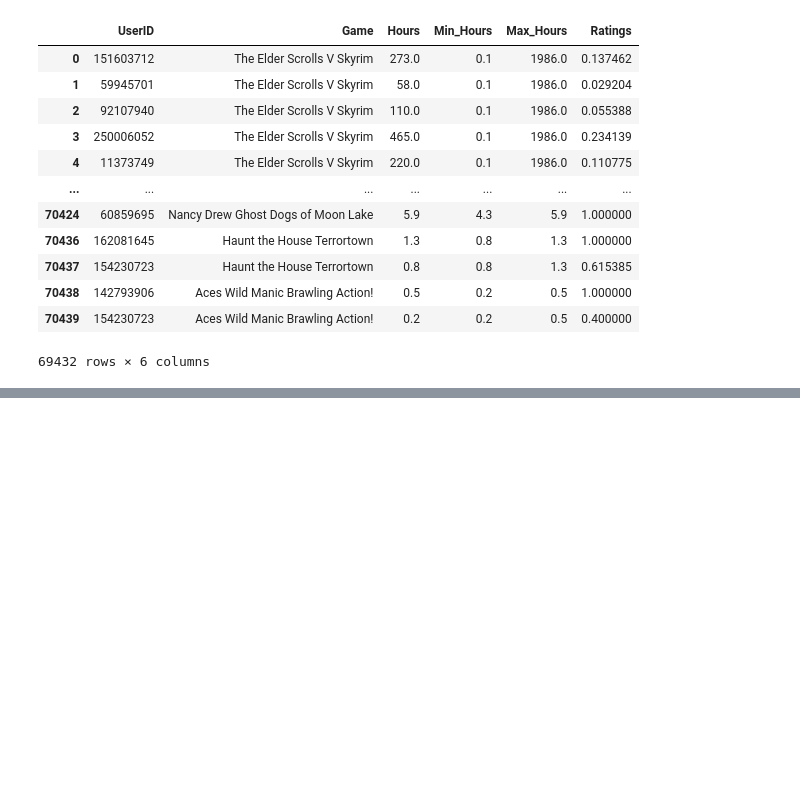
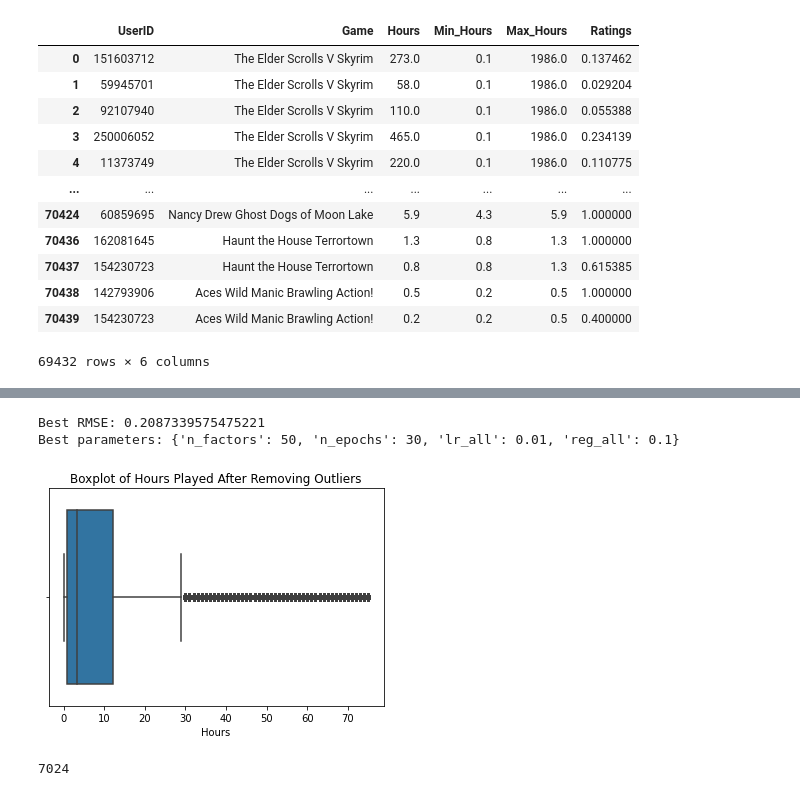
Before and after one commit to pyamin1878/Steam-Games-Rec-System, a Jupyter notebook: pat_notebook.ipynb, the cells around one changed output, grey strips where cells are left out. Drawn from its saved outputs; the diff is of its cells as text; code cells hidden in the pictures; blank space fills up the shorter version.

Commit message:
Using new data with new ratings to optimize

```diff
--- a/pat_notebook.ipynb
+++ b/pat_notebook.ipynb
@@ -343,0 +336,35 @@ top_user_recommendations = sorted_predictions[:5]  # Top 5 users
+# %%
+from surprise import Dataset, Reader
+from surprise.model_selection import GridSearchCV
+from surprise import SVDpp
+
+# Load your dataset
+dataset = pd.read_csv('./data/filtered_steam_games.csv')
+
+# Prepare the data for Surprise
+reader = Reader(rating_scale=(dataset['Ratings'].min(), dataset['Ratings'].max()))
+data = Dataset.load_from_df(dataset[['UserID', 'Game', 'Ratings']], reader)
+
+# Define a range of hyperparameters for GridSearchCV with SVD++
+param_grid = {
+    'n_factors': [50, 100, 150],  # Number of factors
+    'n_epochs': [20, 30],  # Number of epochs
+    'lr_all': [0.005, 0.01],  # Learning rate
+    'reg_all': [0.02, 0.1]  # Regularization term
+}
+
+# Setup GridSearchCV with SVD++
+gs_svdpp = GridSearchCV(SVDpp, param_grid, measures=['rmse', 'mae'], cv=3, n_jobs=-1)
+
+# Fit the model
+gs_svdpp.fit(data)
+
+# Best score and parameters
+best_rmse = gs_svdpp.best_score['rmse']
+best_params = gs_svdpp.best_params['rmse']
+
+print(f"Best RMSE: {best_rmse}")
+print(f"Best parameters: {best_params}")
+# %% [output]
+Best RMSE: 0.2087339575475221
+Best parameters: {'n_factors': 50, 'n_epochs': 30, 'lr_all': 0.01, 'reg_all': 0.1}
@@ -343,0 +373,22 @@ top_user_recommendations = sorted_predictions[:5]  # Top 5 users
+# %%
+# Calculate IQR for 'Hours'
+Q1 = dataset['Hours'].quantile(0.25)
+Q3 = dataset['Hours'].quantile(0.75)
+IQR = Q3 - Q1
+
+# Define an upper bound for outliers
+upper_bound = Q3 + 3 * IQR
+
+# Removing outliers from 'Hours'
+cleaned_dataset = dataset[dataset['Hours'] <= upper_bound]
+
+# New basic statistics  after removing outliers
+cleaned_numerical_stats = cleaned_dataset.describe()
+
+# Plotting the new distribution of 'Hours'
+plt.figure(figsize=(6, 4))
+sns.boxplot(x=cleaned_dataset['Hours'])
+plt.title('Boxplot of Hours Played After Removing Outliers')
+plt.show()
+# %% [output]
+[figure, added]
@@ -343,0 +397,4 @@ top_user_recommendations = sorted_predictions[:5]  # Top 5 users
+# %%
+outliers_removed
+# %% [output]
+7024
```
Also changed, not shown: parts of 13 cells of this notebook, 1 other file.
